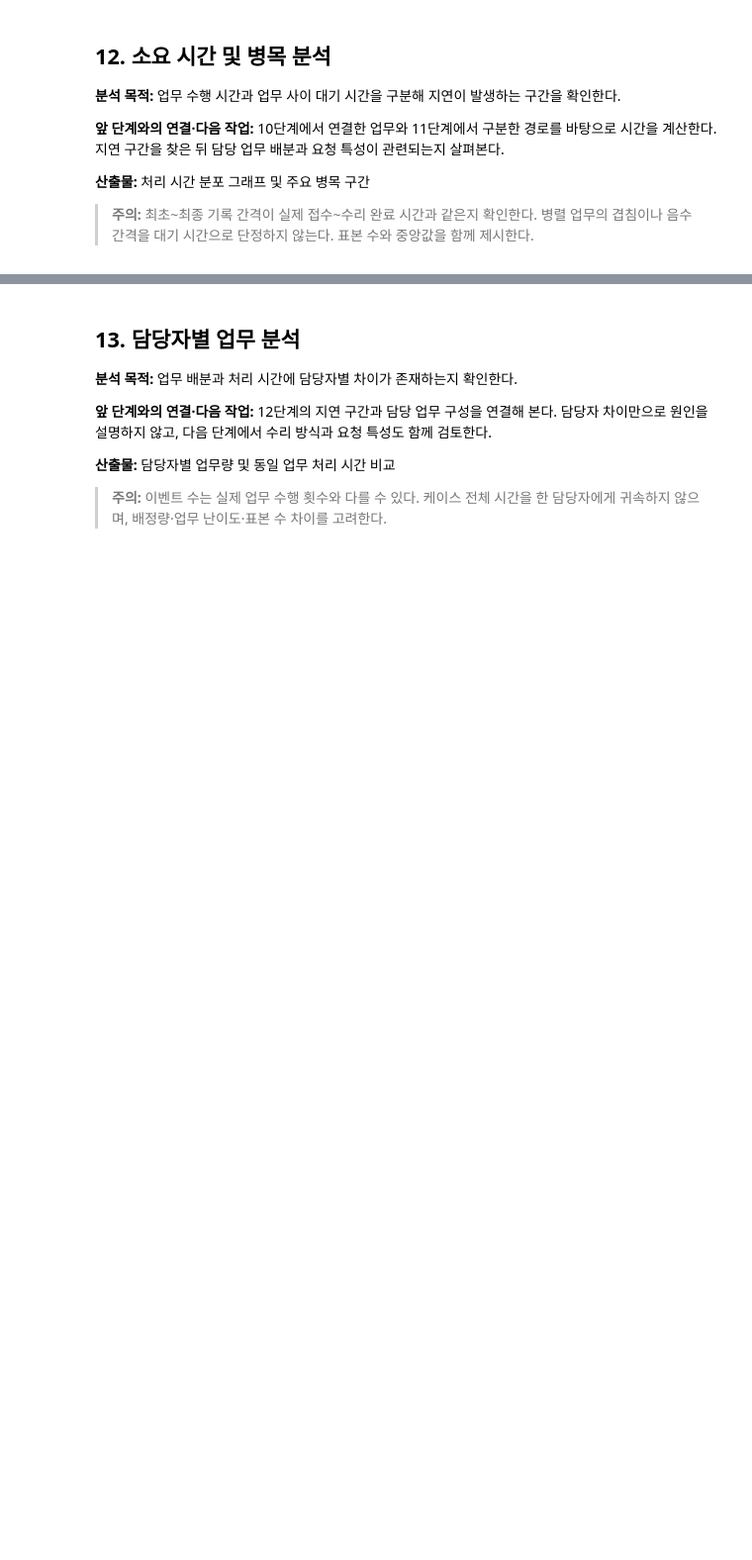
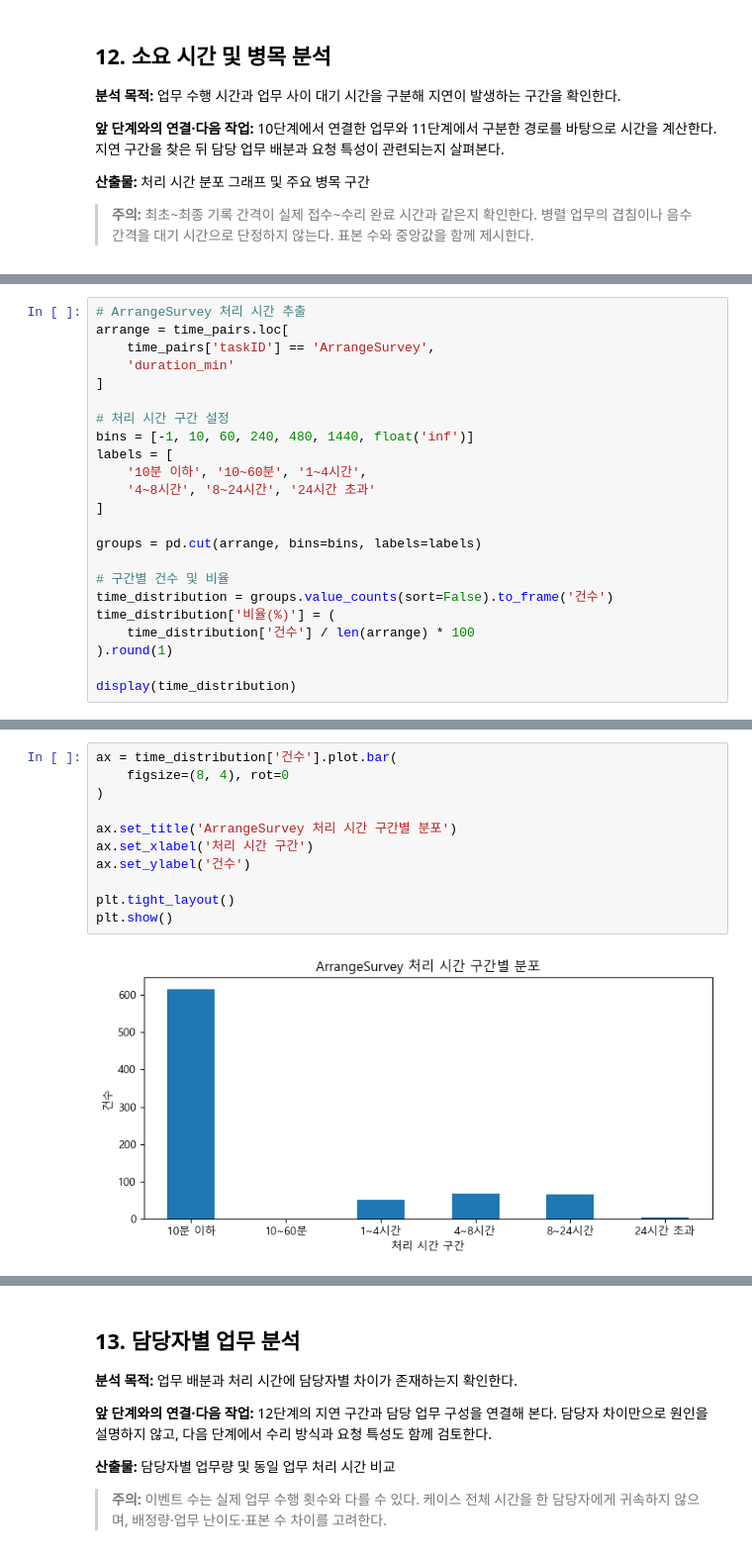
Before and after one commit to roh-git/DA_Assignment, a Jupyter notebook: repair2_분석.ipynb, the cells around one changed output, grey strips where cells are left out. Shown at 99% size. Cells and saved outputs as stored; diff of their text form; blank space fills up the shorter version.

```diff
--- a/repair2_분석.ipynb
+++ b/repair2_분석.ipynb
@@ -2274,0 +2447,23 @@ fig.show()
+# %%
+# ArrangeSurvey 처리 시간 추출
+arrange = time_pairs.loc[
+    time_pairs['taskID'] == 'ArrangeSurvey',
+    'duration_min'
+]
+
+# 처리 시간 구간 설정
+bins = [-1, 10, 60, 240, 480, 1440, float('inf')]
+labels = [
+    '10분 이하', '10~60분', '1~4시간',
+    '4~8시간', '8~24시간', '24시간 초과'
+]
+
+groups = pd.cut(arrange, bins=bins, labels=labels)
+
+# 구간별 건수 및 비율
+time_distribution = groups.value_counts(sort=False).to_frame('건수')
+time_distribution['비율(%)'] = (
+    time_distribution['건수'] / len(arrange) * 100
+).round(1)
+
+display(time_distribution)
@@ -2274,0 +2479,13 @@ fig.show()
+# %%
+ax = time_distribution['건수'].plot.bar(
+    figsize=(8, 4), rot=0
+)
+
+ax.set_title('ArrangeSurvey 처리 시간 구간별 분포')
+ax.set_xlabel('처리 시간 구간')
+ax.set_ylabel('건수')
+
+plt.tight_layout()
+plt.show()
+# %% [output]
+[figure, added]
```
Also changed, not shown: parts of 99 cells of this notebook.
